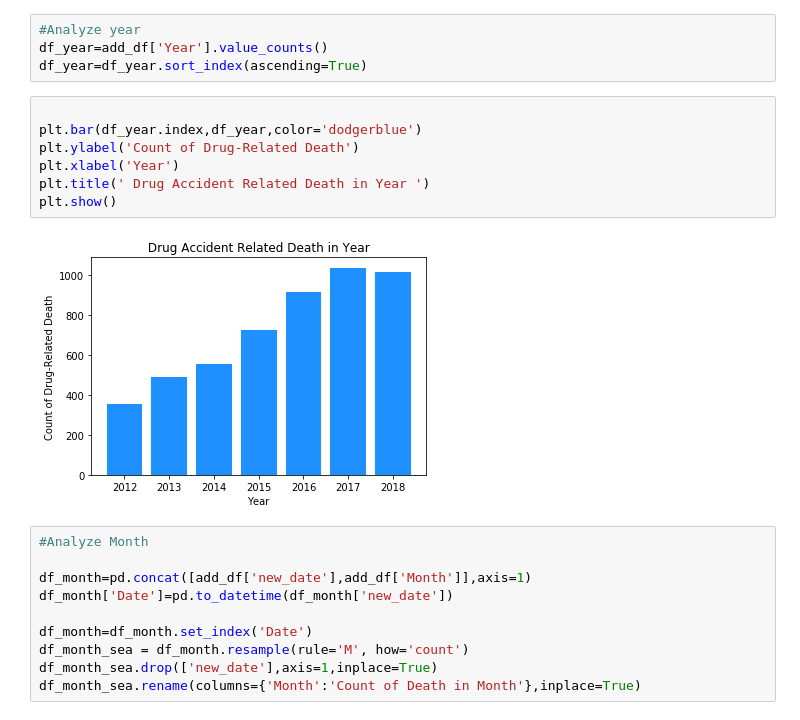
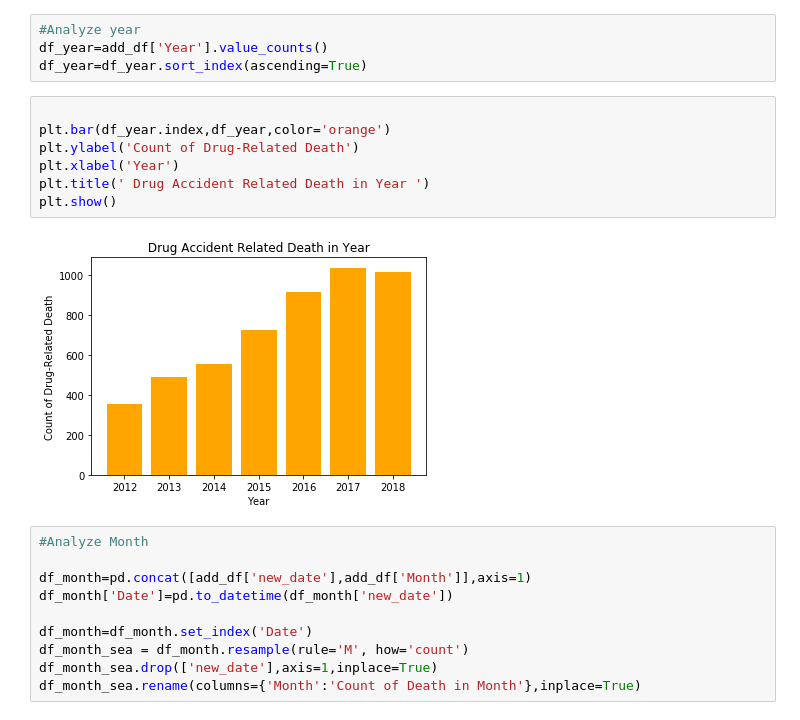
Before and after one commit to kalbond/data_science_term_project, a Jupyter notebook: notebooks/accidental_drug_related_deaths.ipynb, the cells around one changed output. Cells and saved outputs as stored; diff of their text form.

```diff
--- a/notebooks/accidental_drug_related_deaths.ipynb
+++ b/notebooks/accidental_drug_related_deaths.ipynb
@@ -1013,13 +1012,13 @@ df_year=add_df['Year'].value_counts()
 df_year=df_year.sort_index(ascending=True)
 # %%
 
-plt.bar(df_year.index,df_year,color='dodgerblue')
+plt.bar(df_year.index,df_year,color='orange')
 plt.ylabel('Count of Drug-Related Death')
 plt.xlabel('Year')
 plt.title(' Drug Accident Related Death in Year ')
 plt.show()
 # %% [output]
-[figure, old version]
+[figure, new version]
 # %%
 #Analyze Month
 
```
Also changed, not shown: parts of 16 cells of this notebook.
